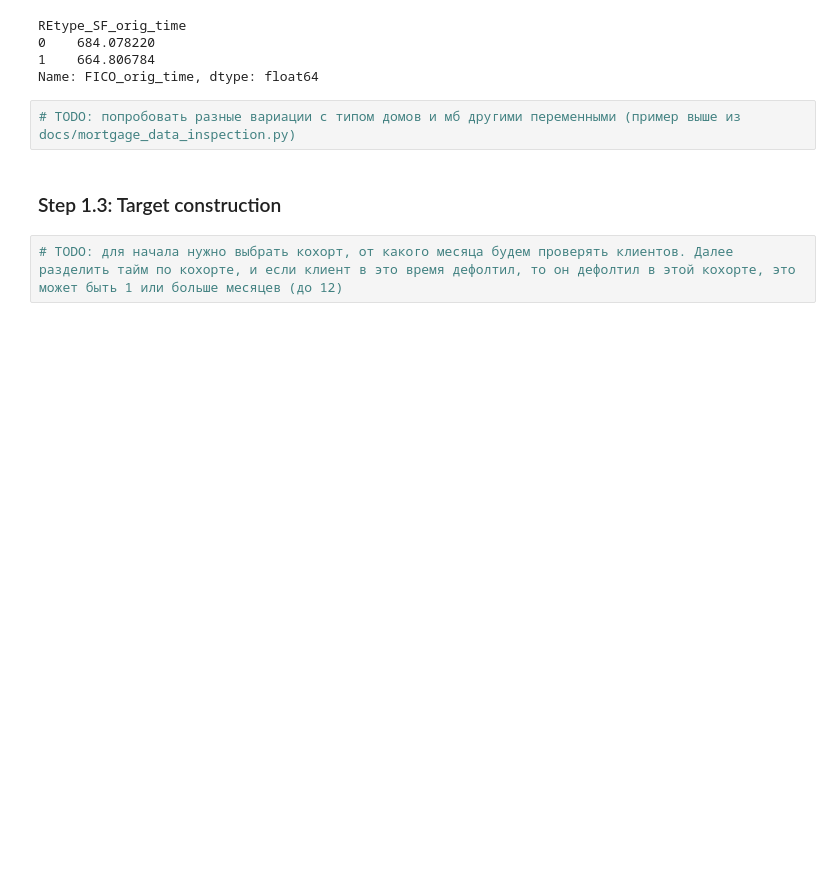
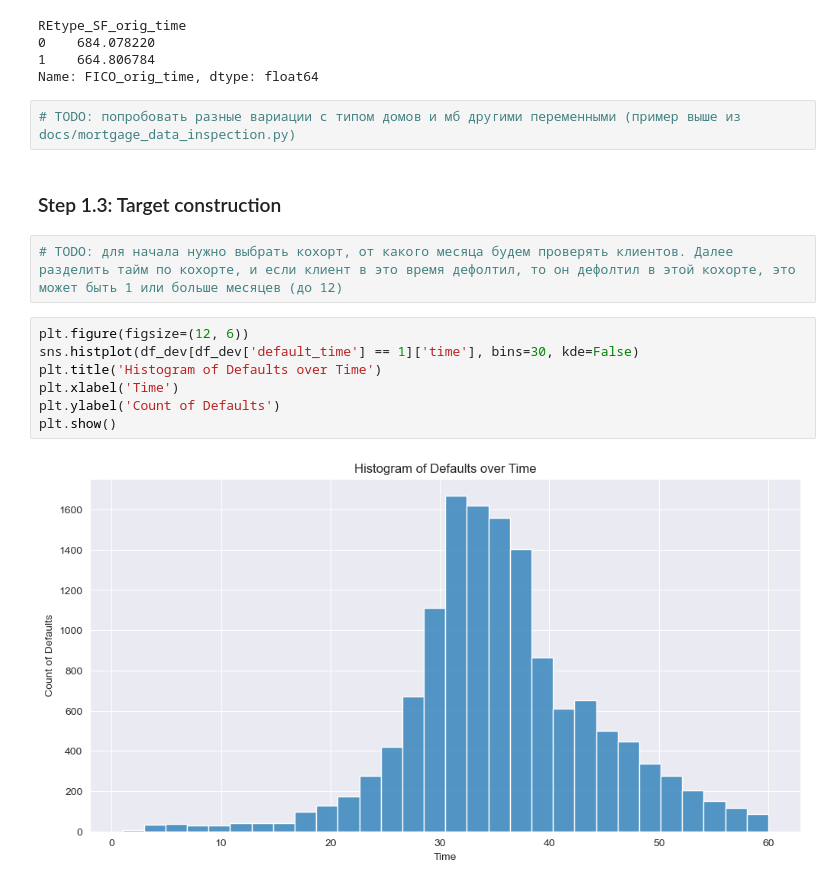
Before and after one commit to MaksimObukhov/pd_scorecard, a Jupyter notebook: main.ipynb, the cells around one changed output. Saved outputs shown, nothing was run; the diff lists cells and outputs as text; blank space fills up the shorter version.

Commit message:
Charts: add histogram of defaults over time

```diff
--- a/main.ipynb
+++ b/main.ipynb
@@ -186,3 +186,12 @@ Name: FICO_orig_time, dtype: float64
 ### Step 1.3: Target construction
 # %%
 # TODO: для начала нужно выбрать кохорт, от какого месяца будем проверять клиентов. Далее разделить тайм по кохорте, и если клиент в это время дефолтил, то он дефолтил в этой кохорте, это может быть 1 или больше месяцев (до 12)
+# %%
+plt.figure(figsize=(12, 6))
+sns.histplot(df_dev[df_dev['default_time'] == 1]['time'], bins=30, kde=False)
+plt.title('Histogram of Defaults over Time')
+plt.xlabel('Time')
+plt.ylabel('Count of Defaults')
+plt.show()
+# %% [output]
+[figure, added]
```
Also changed, not shown: parts of 3 cells of this notebook.
